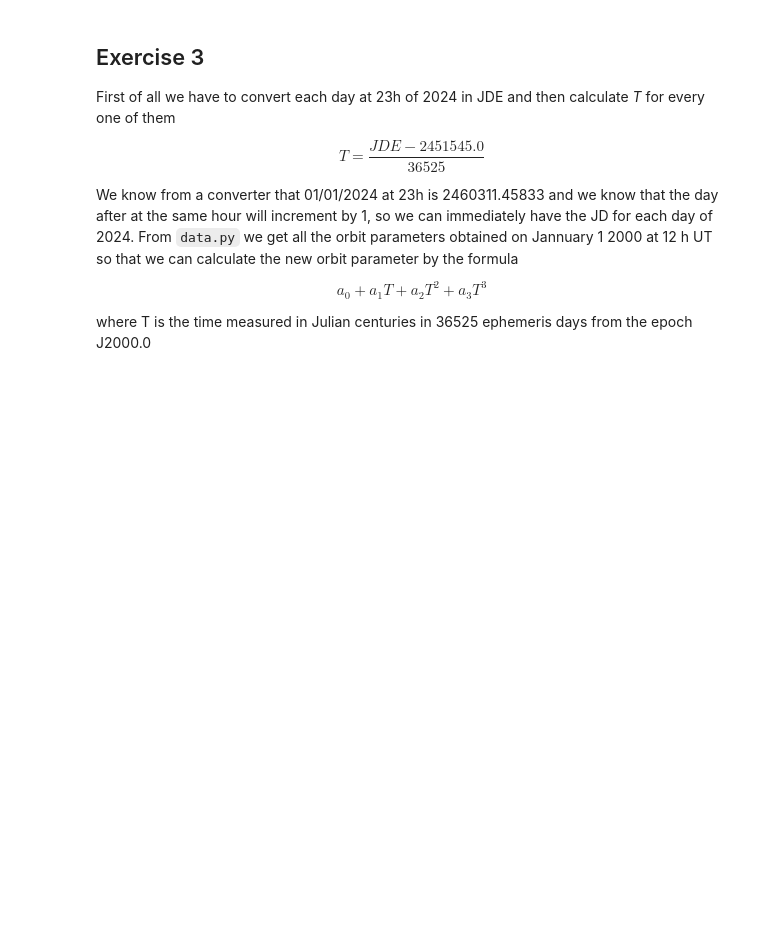
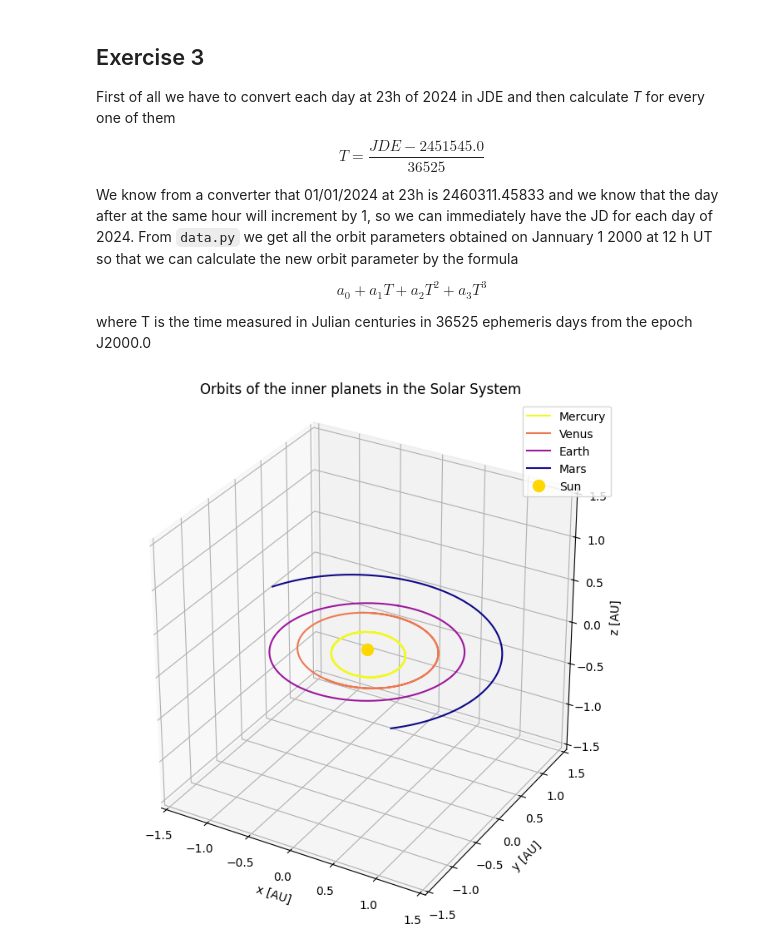
Before and after one commit to marcoboscato/celestial_mechanics, a Jupyter notebook: Homeworks/HW4/boscatomarco_hw4.ipynb, the cells around one changed output. Cells and saved outputs as stored; diff of their text form; code cells hidden in the pictures; blank space fills up the shorter version.

```diff
--- a/Homeworks/HW4/boscatomarco_hw4.ipynb
+++ b/Homeworks/HW4/boscatomarco_hw4.ipynb
@@ -139,17 +173,33 @@ JD_end = 2460311.45833 + 365
 JD_days = np.linspace(JD_start, JD_end, 365)
 T = np.zeros_like(JD_days)
 
-for i in range(len(JD_days)):
-    T[i] = (JD_days[i] - 2451545.0)/36525.
-
-
-planets_orbits_parameters = np.zeros((planets_data.shape[0], len(T), planets_data.shape[1]))
-for p in range(planets_data.shape[0]):
-    for i in range(len(T)):
-        planets_orbits_parameters[p, i] = time_polynomial(planets_data[p], T[i])
+for i, jd in enumerate(JD_days):
+    T[i] = (jd - 2451545.0)/36525.
-# %%
-planets_orbits_cartesian = np.zeros_like(planets_orbits_parameters)
-
-for p in range(planets_data.shape[0]):
-    for i in range(len(T)):
-        planets_orbits_cartesian[p, i] = laplace_to_inertial(planets_orbits_parameters[p, i], mu[p])
+# %%
+''' Conversion to cartesian coordinates '''
+
+planets_orbits_cartesian = np.zeros([8, len(T), 6], float)
+
+for i, name in enumerate(planet_names):
+    for j in range(len(T)):
+        planets_orbits_cartesian[i, j] = laplace_to_inertial(name, T[j])
+# %%
+#plot 3d orbits
+fig = plt.figure(figsize=(8,8))
+ax = fig.add_subplot(111, projection='3d')
+colors = cmap.plasma_r(np.linspace(0,1,4))
+for p in range(4):
+    ax.plot(planets_orbits_cartesian[p,:,0]/AU, planets_orbits_cartesian[p,:,1]/AU, planets_orbits_cartesian[p,:,2]/AU, color=colors[p], label=planet_names[p])
+ax.plot(0, 0, 0, 'o', label='Sun', color='gold', markersize=10)
+ax.set_box_aspect([1,1,1])
+ax.set_xlim([-1.5,1.5])
+ax.set_xlabel('x [AU]')
+ax.set_ylim([-1.5,1.5])
+ax.set_ylabel('y [AU]')
+ax.set_zlim([-1.5,1.5])
+ax.set_zlabel('z [AU]')
+plt.title('Orbits of the inner planets in the Solar System')
+plt.legend()
+plt.show()
+# %% [output]
+[figure, added]
```
Also changed, not shown: parts of 23 cells of this notebook, 18 other files.
